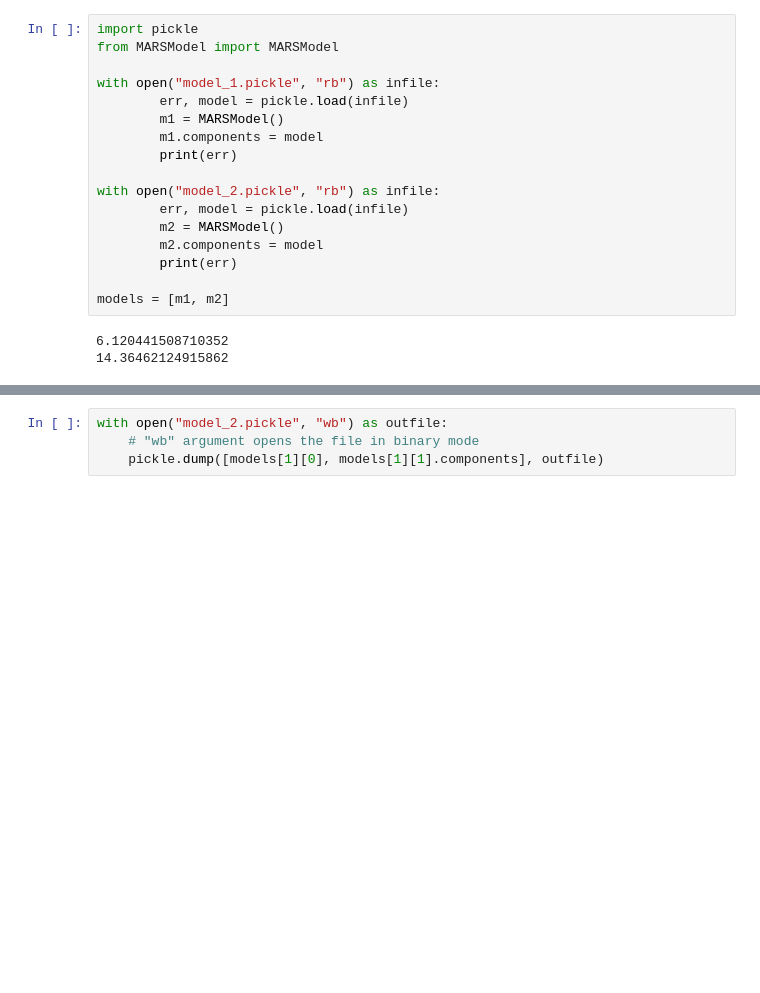
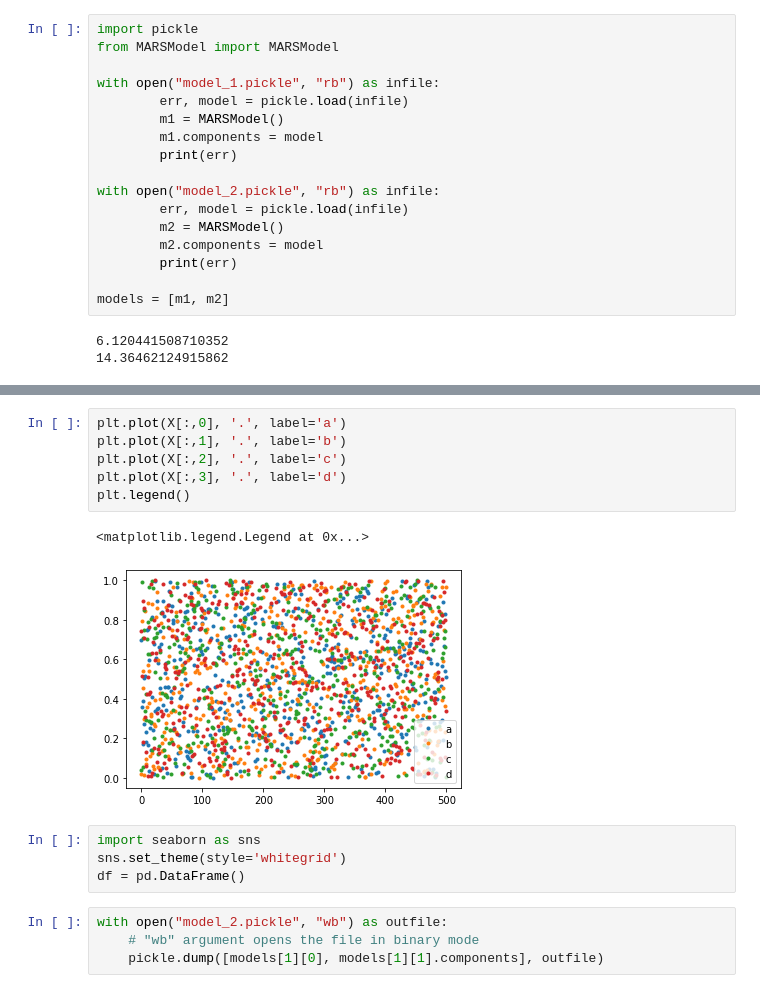
Before and after one commit to TheRealKS/MARS, a Jupyter notebook: test.ipynb, the cells around one changed output, grey strips where cells are left out. Cells and saved outputs as stored; diff of their text form; blank space fills up the shorter version.

```diff
--- a/test.ipynb
+++ b/test.ipynb
@@ -100,3 +177,16 @@ NameError: name 'models' is not defined
+# %%
+plt.plot(X[:,0], '.', label='a')
+plt.plot(X[:,1], '.', label='b')
+plt.plot(X[:,2], '.', label='c')
+plt.plot(X[:,3], '.', label='d')
+plt.legend()
+# %% [output]
+<matplotlib.legend.Legend at 0x...>
+[figure, added]
+# %%
+import seaborn as sns
+sns.set_theme(style='whitegrid')
+df = pd.DataFrame()
 # %%
 with open("model_2.pickle", "wb") as outfile:
     # "wb" argument opens the file in binary mode
```
Also changed, not shown: parts of 12 cells of this notebook, 5 other files.
